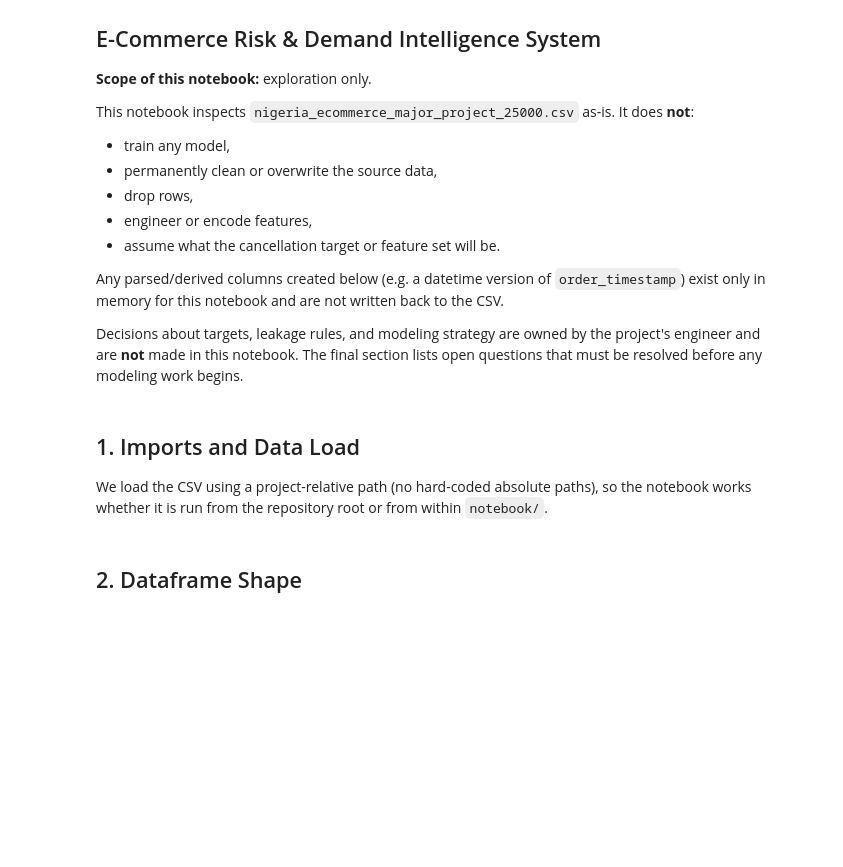
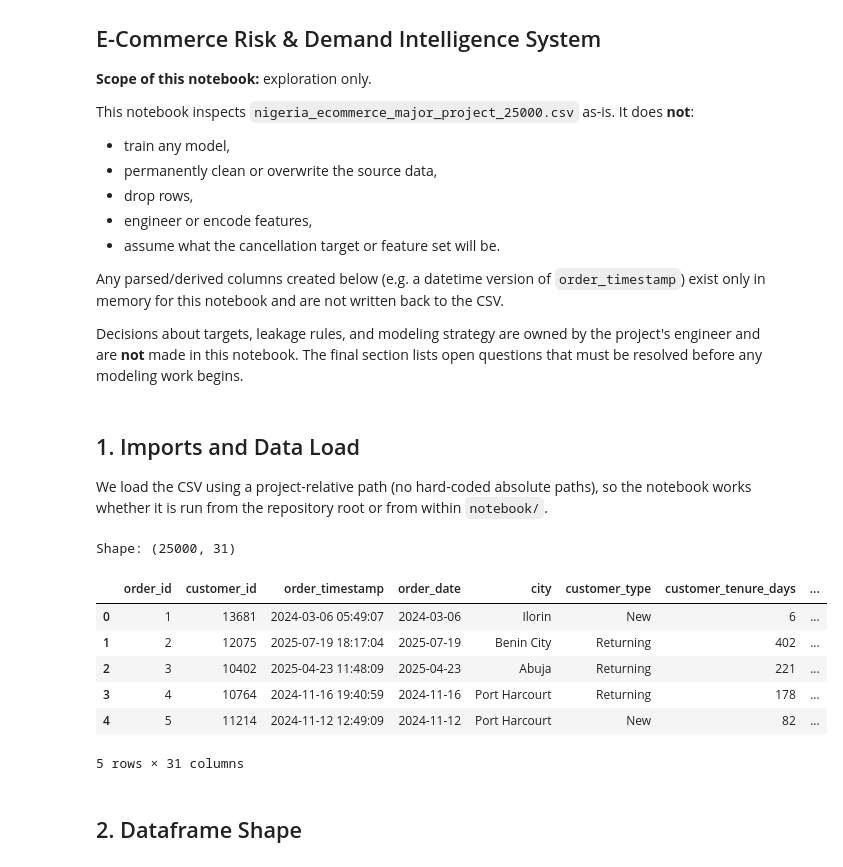
Before and after one commit to Thomasayanfeoluwa/E-Commerce-Risk-And-Demand-Intelligent-System, a Jupyter notebook: notebook/01_data_understanding.ipynb, the cells around one changed output. Drawn from its saved outputs; the diff is of its cells as text; code cells hidden in the pictures; blank space fills up the shorter version.

Commit message:
understanding data

```diff
--- a/notebook/01_data_understanding.ipynb
+++ b/notebook/01_data_understanding.ipynb
@@ -45,6 +45,33 @@ if dataset_path is None:
 print(f"Using Kaggle dataset: {dataset_path}")
 df = pd.read_csv(dataset_path)
 df.head()
+# %%
+# Imports and reproducibility setup
+from pathlib import Path
+import json
+import os
+import warnings
+import numpy as np
+import pandas as pd
+import matplotlib.pyplot as plt
+from IPython.display import display
+warnings.filterwarnings("ignore")
+
+
+
+df = pd.read_csv('../data/nigeria_ecommerce_25000.csv')
+
+print("Shape:", df.shape)
+display(df.head())
+# %% [output]
+Shape: (25000, 31)
+|  | order_id | customer_id | order_timestamp | order_date | city | customer_type | customer_tenure_days | ... |
+| 0 | 1 | 13681 | 2024-03-06 05:49:07 | 2024-03-06 | Ilorin | New | 6 | ... |
+| 1 | 2 | 12075 | 2025-07-19 18:17:04 | 2025-07-19 | Benin City | Returning | 402 | ... |
+| 2 | 3 | 10402 | 2025-04-23 11:48:09 | 2025-04-23 | Abuja | Returning | 221 | ... |
+| 3 | 4 | 10764 | 2024-11-16 19:40:59 | 2024-11-16 | Port Harcourt | Returning | 178 | ... |
+| 4 | 5 | 11214 | 2024-11-12 12:49:09 | 2024-11-12 | Port Harcourt | New | 82 | ... |
+5 rows × 31 columns
 # %% [markdown]
 ## 2. Dataframe Shape
 # %%
```
Also changed, not shown: parts of 10 cells of this notebook.
